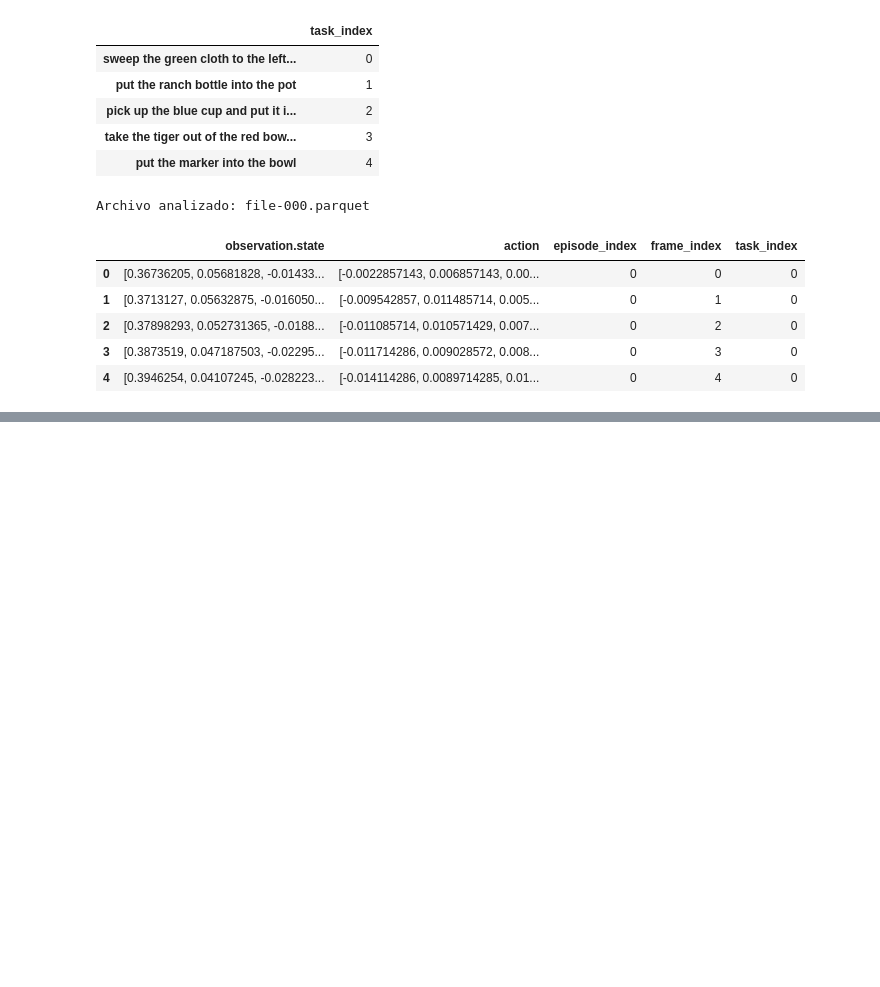
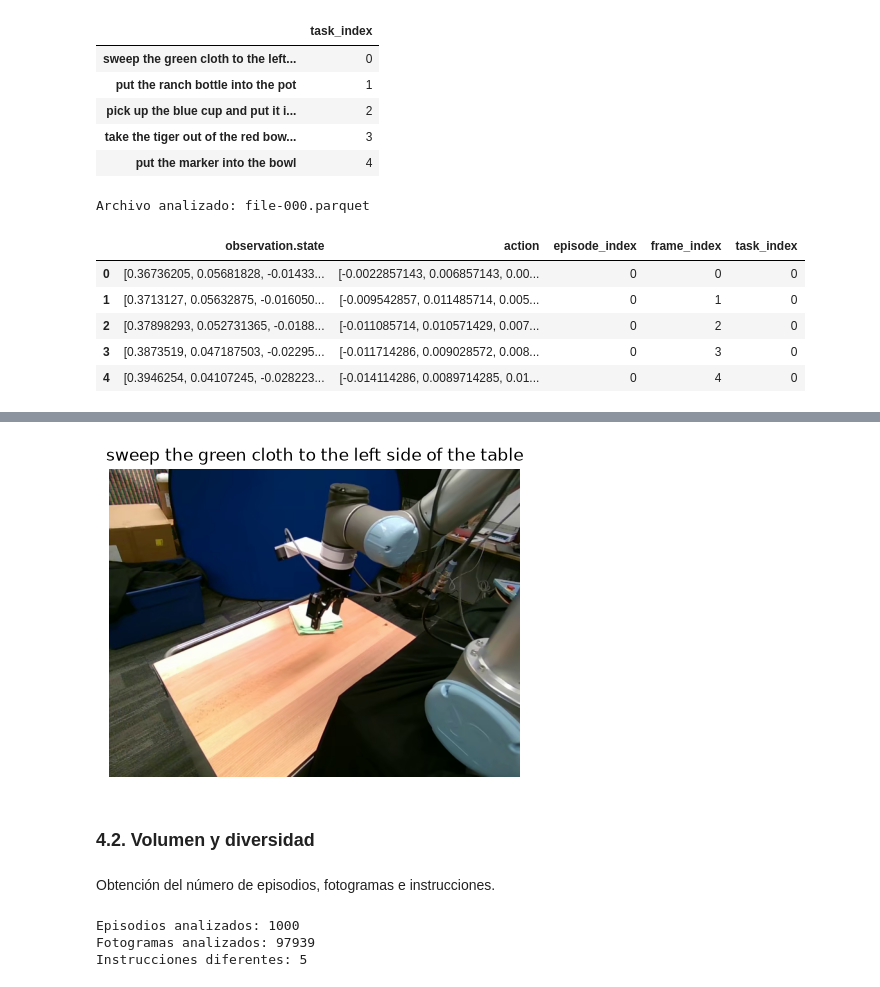
Before and after one commit to osoria80/TFM-VLA, a Jupyter notebook: notebooks/02_estudio_dataset.ipynb, the cells around one changed output, grey strips where cells are left out. Saved outputs shown, nothing was run; the diff lists cells and outputs as text; code cells hidden in the pictures; blank space fills up the shorter version.

```diff
--- a/notebooks/02_estudio_dataset.ipynb
+++ b/notebooks/02_estudio_dataset.ipynb
@@ -994,0 +997,14 @@ Archivo analizado: file-000.parquet
+# %%
+fila_ur5 = muestra_ur5.iloc[4]
+
+id_tarea_ur5 = int(fila_ur5["task_index"])
+instruccion_ur5 = tareas_ur5.index[
+    tareas_ur5["task_index"] == id_tarea_ur5
+][0]
+
+print("Instrucción:", instruccion_ur5)
+print("Estado:", len(fila_ur5["observation.state"]), "valores")
+print("Acción:", len(fila_ur5["action"]), "valores")
+print("Acción concreta:", fila_ur5["action"])
+print("Episodio:", fila_ur5["episode_index"])
+print("Fotograma:", fila_ur5["frame_index"])
@@ -994,0 +1019,53 @@ Archivo analizado: file-000.parquet
+# %%
+video_ur5 = sorted(
+    (RUTA_UR5 / "videos" / "observation.images.image").rglob("*.mp4")
+)[0]
+
+captura = cv2.VideoCapture(str(video_ur5))
+captura.set(cv2.CAP_PROP_POS_FRAMES, int(fila_ur5["frame_index"]))
+ok, imagen = captura.read()
+captura.release()
+
+if ok:
+    plt.figure(figsize=(6, 4))
+    plt.imshow(cv2.cvtColor(imagen, cv2.COLOR_BGR2RGB))
+    plt.title(instruccion_ur5)
+    plt.axis("off")
+    plt.show()
+else:
+    print("No se pudo leer el vídeo.")
+# %% [output]
+[figure, added]
+# %% [markdown]
+### 4.2. Volumen y diversidad
+# %% [markdown]
+Obtención del número de episodios, fotogramas e instrucciones.
+# %%
+resumen_episodios_ur5 = []
+
+for archivo in archivos_ur5:
+    datos = pd.read_parquet(
+        archivo,
+        columns=["episode_index", "frame_index", "task_index"]
+    )
+    datos["archivo"] = str(archivo.relative_to(RUTA_UR5))
+
+    resumen = (
+        datos.groupby(["archivo", "episode_index"])
+        .agg(
+            fotogramas=("frame_index", "count"),
+            task_index=("task_index", "first"),
+        )
+        .reset_index()
+    )
+    resumen_episodios_ur5.append(resumen)
+
+episodios_ur5 = pd.concat(resumen_episodios_ur5, ignore_index=True)
+
+print("Episodios analizados:", len(episodios_ur5))
+print("Fotogramas analizados:", episodios_ur5["fotogramas"].sum())
+print("Instrucciones diferentes:", episodios_ur5["task_index"].nunique())
+# %% [output]
+Episodios analizados: 1000
+Fotogramas analizados: 97939
+Instrucciones diferentes: 5
```
Also changed, not shown: parts of 12 cells of this notebook.
